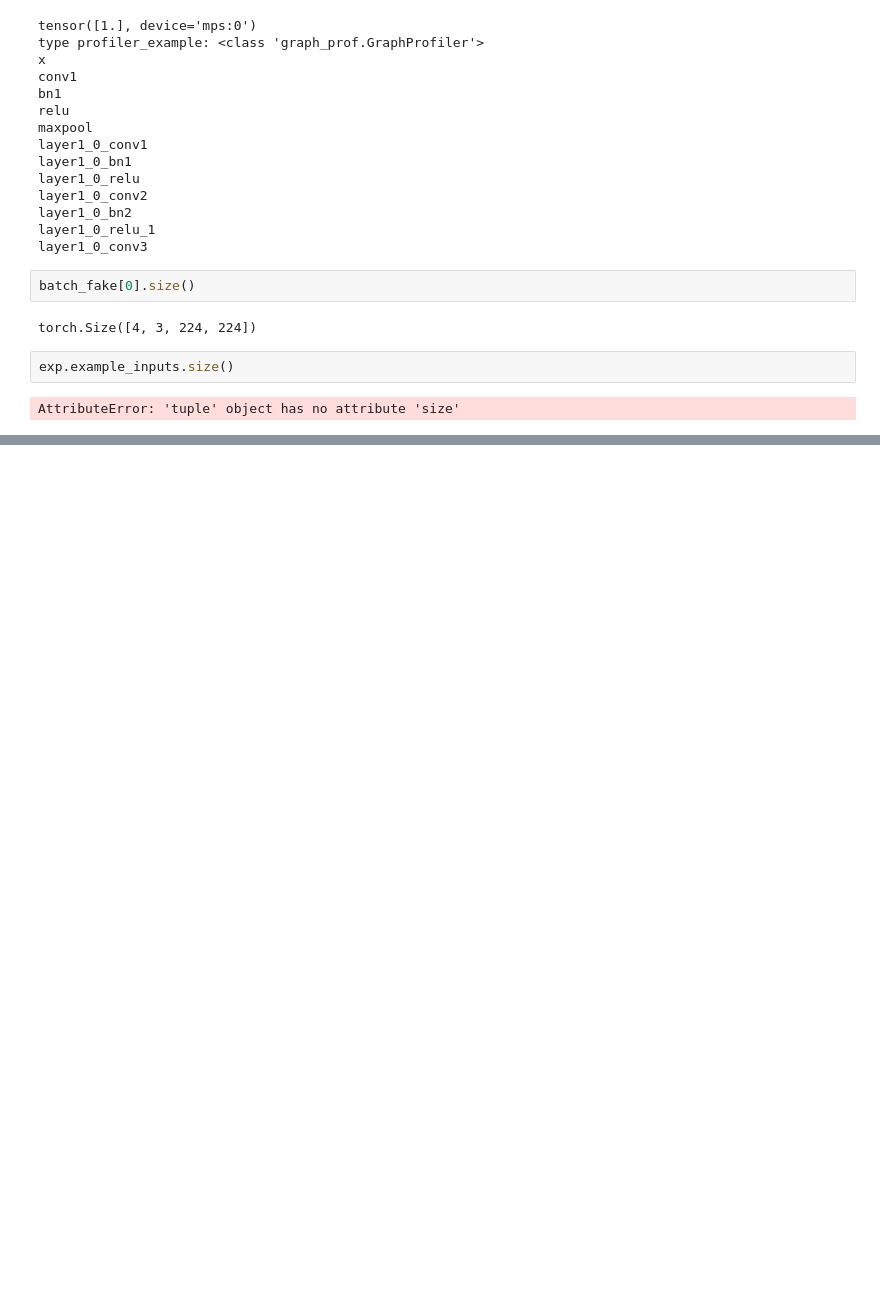
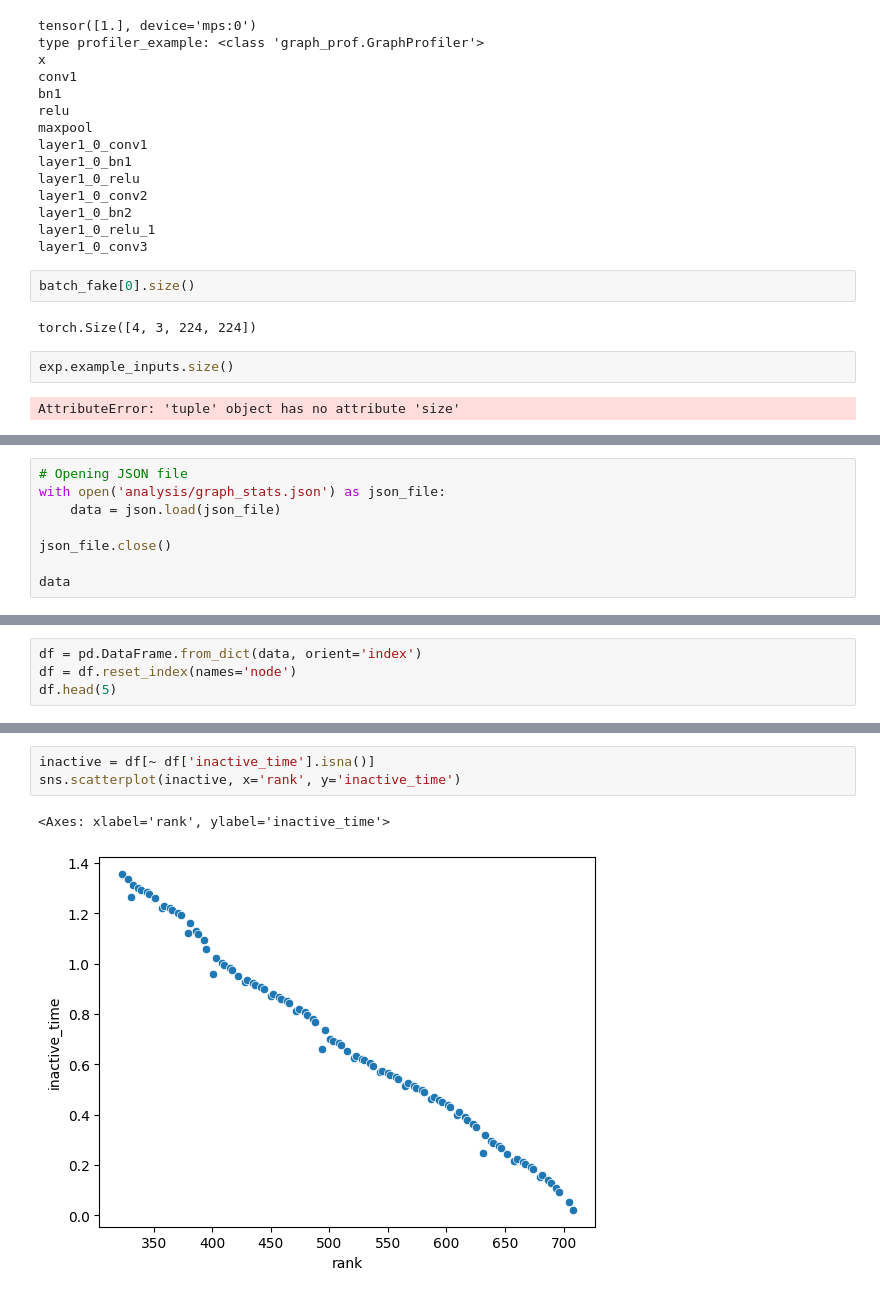
Before and after one commit to ttoe05/cs265-mlsys-2024, a Jupyter notebook: src/Untitled1.ipynb, the cells around one changed output, grey strips where cells are left out. Saved outputs shown, nothing was run; the diff lists cells and outputs as text; blank space fills up the shorter version.

```diff
--- a/src/Untitled1.ipynb
+++ b/src/Untitled1.ipynb
@@ -214,0 +216,8 @@ plt.show()
+# %%
+# Opening JSON file
+with open('analysis/graph_stats.json') as json_file:
+    data = json.load(json_file)
+
+json_file.close()
+
+data
@@ -214,0 +242,4 @@ plt.show()
+# %%
+df = pd.DataFrame.from_dict(data, orient='index')
+df = df.reset_index(names='node')
+df.head(5)
@@ -214,0 +273,6 @@ plt.show()
+# %%
+inactive = df[~ df['inactive_time'].isna()]
+sns.scatterplot(inactive, x='rank', y='inactive_time')
+# %% [output]
+<Axes: xlabel='rank', ylabel='inactive_time'>
+[figure, added]
```
Also changed, not shown: parts of 11 cells of this notebook, 2 other files.
